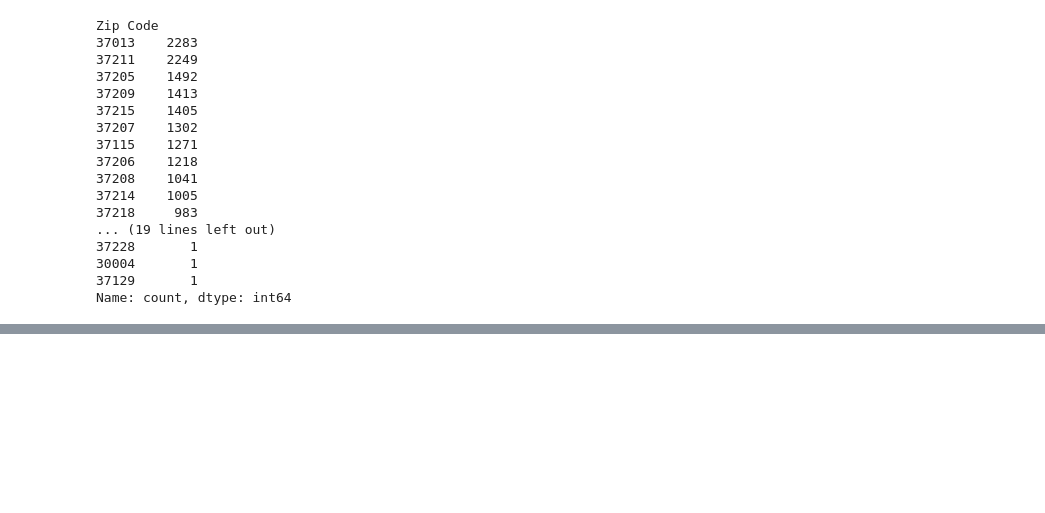
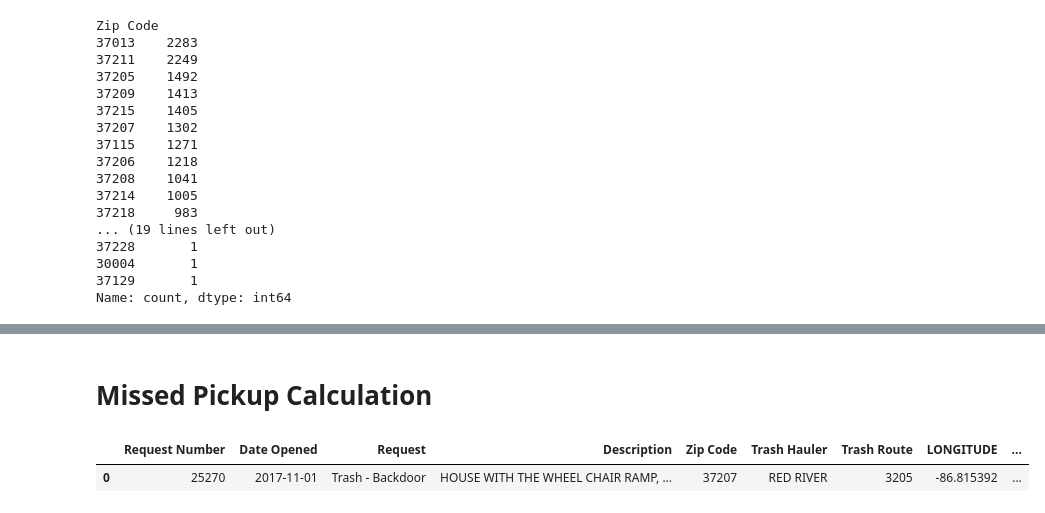
Before and after one commit to NSS-Full-Time-Data-Analytics-12/trash-haulers-wushock, a Jupyter notebook: trash_haulers_eda.ipynb, the cells around one changed output, grey strips where cells are left out. Cells and saved outputs as stored; diff of their text form; code cells hidden in the pictures; blank space fills up the shorter version.

```diff
--- a/trash_haulers_eda.ipynb
+++ b/trash_haulers_eda.ipynb
@@ -479,0 +466,7 @@ Name: count, dtype: int64
+# %% [markdown]
+# Missed Pickup Calculation
+# %%
+cleantrash.head(1)
+# %% [output]
+|  | Request Number | Date Opened | Request | Description | Zip Code | Trash Hauler | Trash Route | LONGITUDE | ... |
+| 0 | 25270 | 2017-11-01 | Trash - Backdoor | HOUSE WITH THE WHEEL CHAIR RAMP, ... | 37207 | RED RIVER | 3205 | -86.815392 | ... |
```
Also changed, not shown: parts of 18 cells of this notebook.
